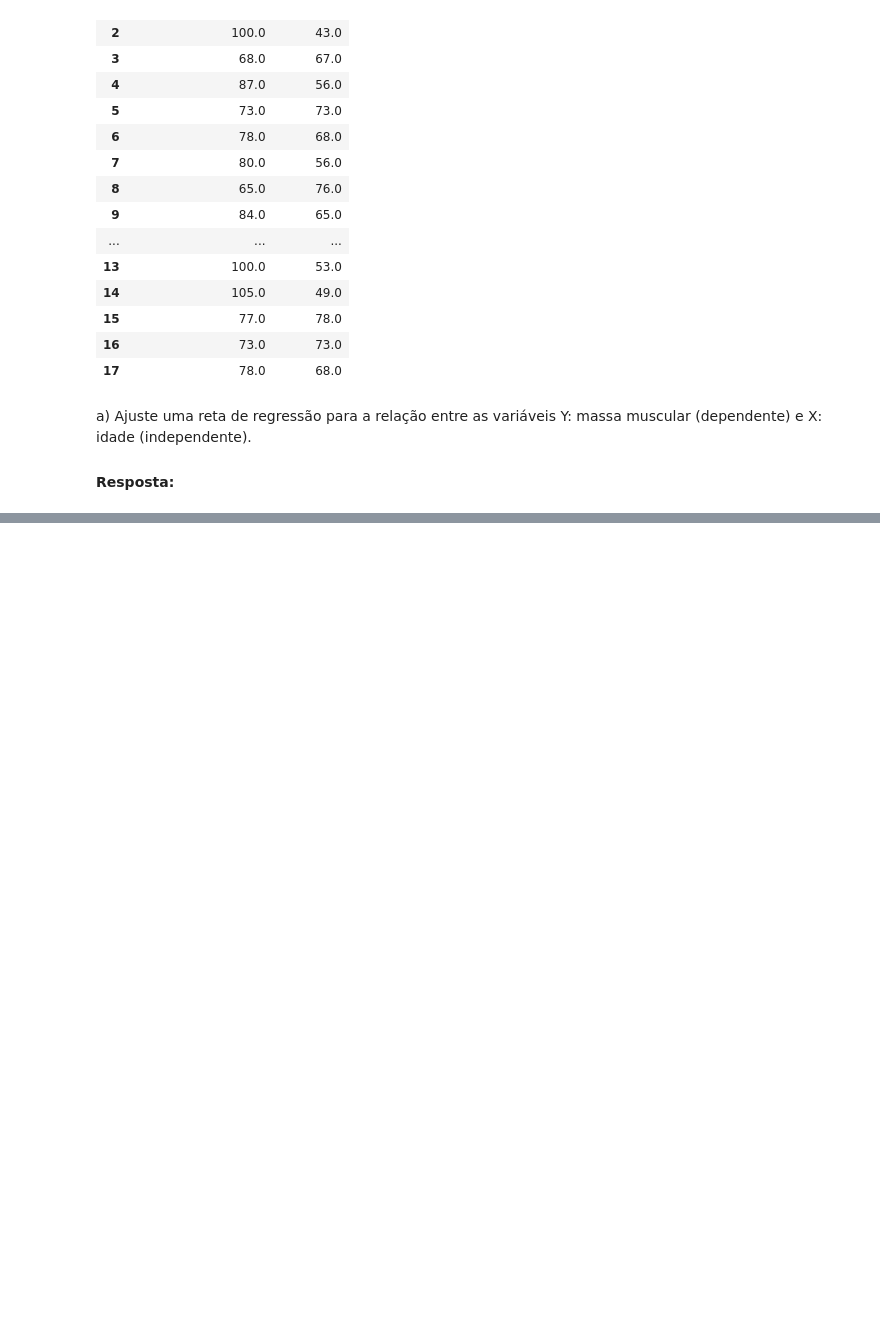
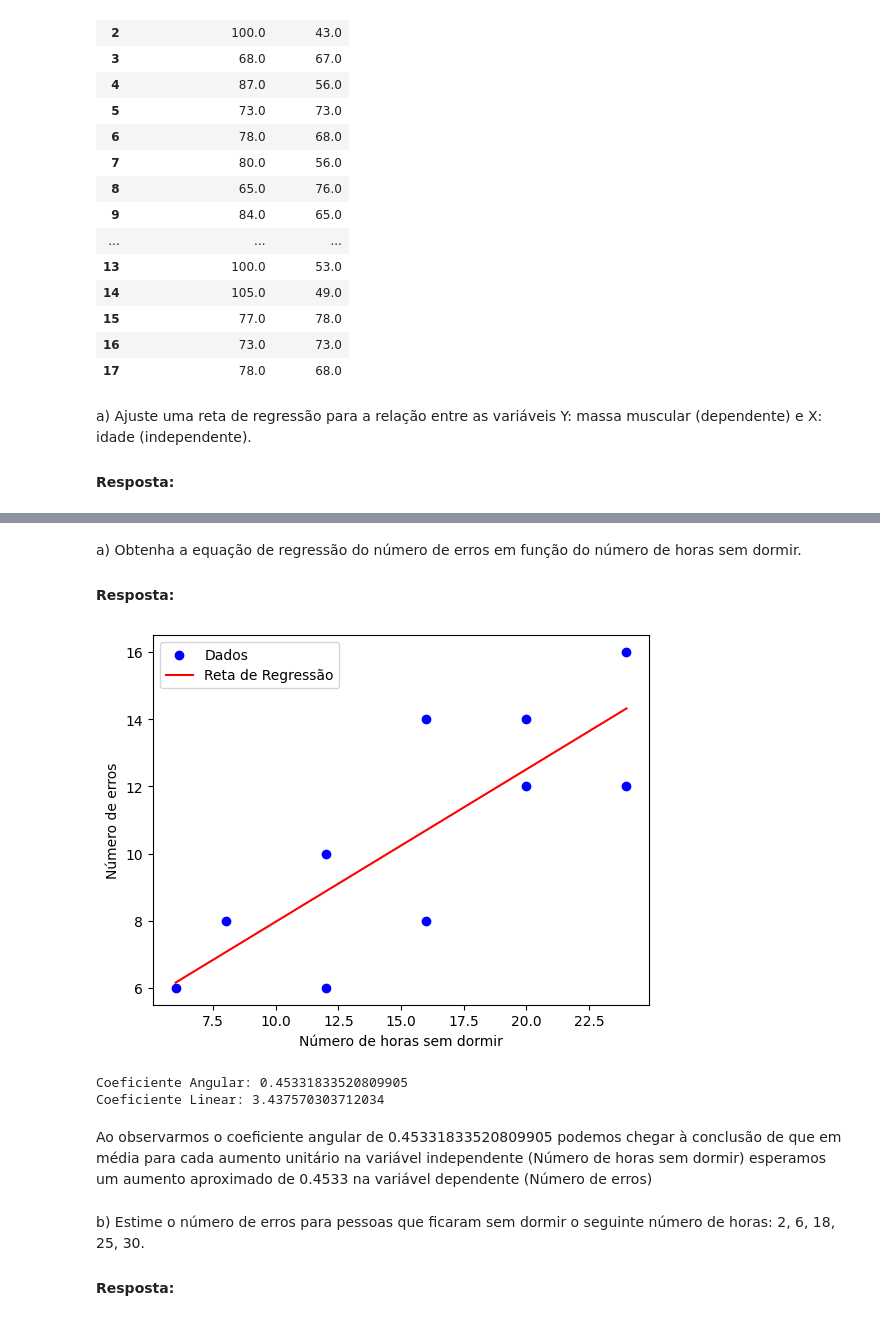
Before and after one commit to lucioew28/avaliacao_c2_a2_adac, a Jupyter notebook: regressao_linear.ipynb, the cells around one changed output, grey strips where cells are left out. Drawn from its saved outputs; the diff is of its cells as text; code cells hidden in the pictures; blank space fills up the shorter version.

```diff
--- a/regressao_linear.ipynb
+++ b/regressao_linear.ipynb
@@ -60,0 +208,8 @@ Coeficiente Linear: 148.1969525378359
+# %%
+exe3_data = {
+    'Número de erros': [6,8,6,10,8,14,12,14,12,16],
+    'Número de horas sem dormir': [6,8,12,12,16,16,20,20,24,24]
+}
+
+df_exe3 = pd.DataFrame(exe3_data)
+df_exe3
@@ -60,0 +228,40 @@ Coeficiente Linear: 148.1969525378359
+# %% [markdown]
+<p>a) Obtenha a equação de regressão do número de erros em função do número de
+horas sem dormir.</p>
+<h4>Resposta:</h4>
+# %%
+# Separe as variáveis independentes (X) e dependentes (Y)
+X = df_exe3[['Número de horas sem dormir']]
+Y = df_exe3['Número de erros']
+
+# Crie uma instância do modelo de regressão linear
+exe3_regression = LinearRegression()
+
+# Ajuste o modelo aos dados
+exe3_regression.fit(X, Y)
+
+# Obtenha os coeficientes da reta
+exe3_coeficiente_angular = exe3_regression.coef_[0]
+exe3_coeficiente_linear = exe3_regression.intercept_
+
+# Plotar os dados e a reta
+plt.scatter(X, Y, color='blue', label='Dados')
+plt.plot(X, exe3_regression.predict(X), color='red', label='Reta de Regressão')
+plt.xlabel('Número de horas sem dormir')
+plt.ylabel('Número de erros')
+plt.legend()
+plt.show()
+# %% [output]
+[figure, added]
+# %%
+print("Coeficiente Angular:", exe3_coeficiente_angular)
+print("Coeficiente Linear:", exe3_coeficiente_linear)
+# %% [output]
+Coeficiente Angular: 0.45331833520809905
+Coeficiente Linear: 3.437570303712034
+# %% [markdown]
+<p>Ao observarmos o coeficiente angular de 0.45331833520809905 podemos chegar à conclusão de que em média para cada aumento unitário na variável independente (Número de horas sem dormir) esperamos um aumento aproximado de 0.4533 na variável dependente (Número de erros)</p>
+# %% [markdown]
+<p>b) Estime o número de erros para pessoas que ficaram sem dormir o seguinte
+número de horas: 2, 6, 18, 25, 30.</p>
+<h4>Resposta:</h4>
```
Also changed, not shown: parts of 18 cells of this notebook.
